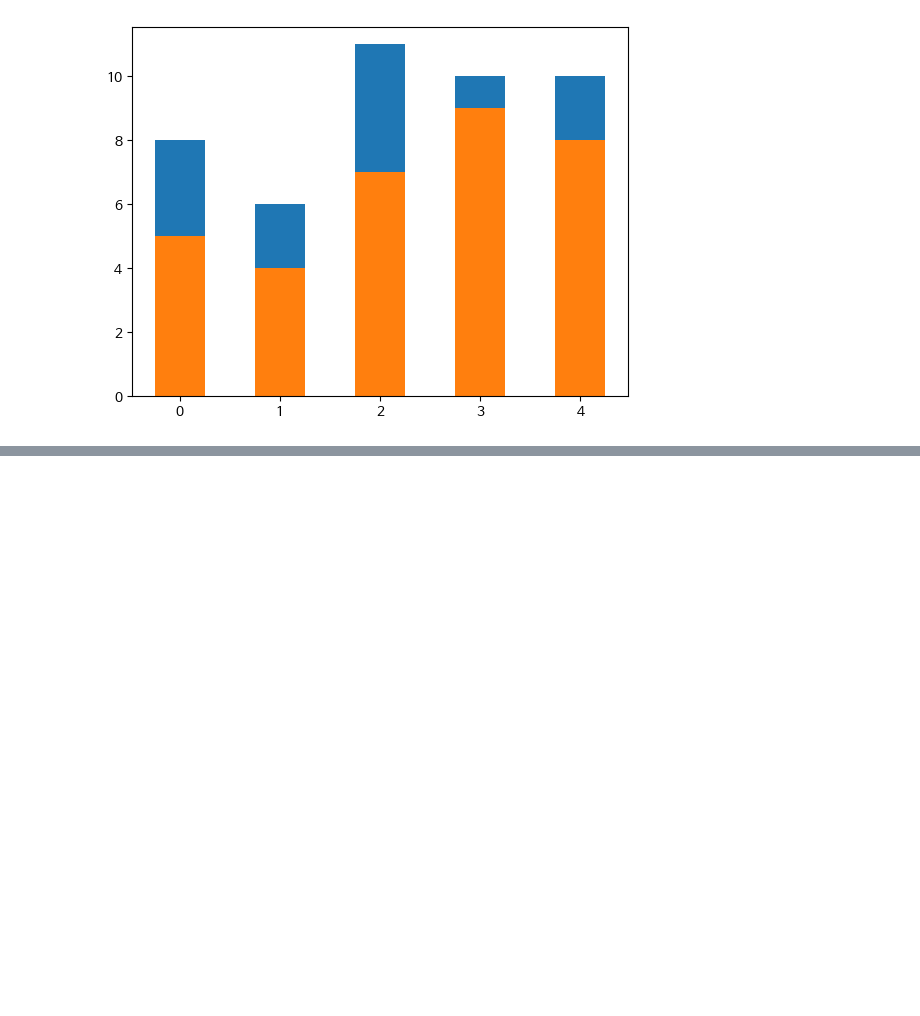
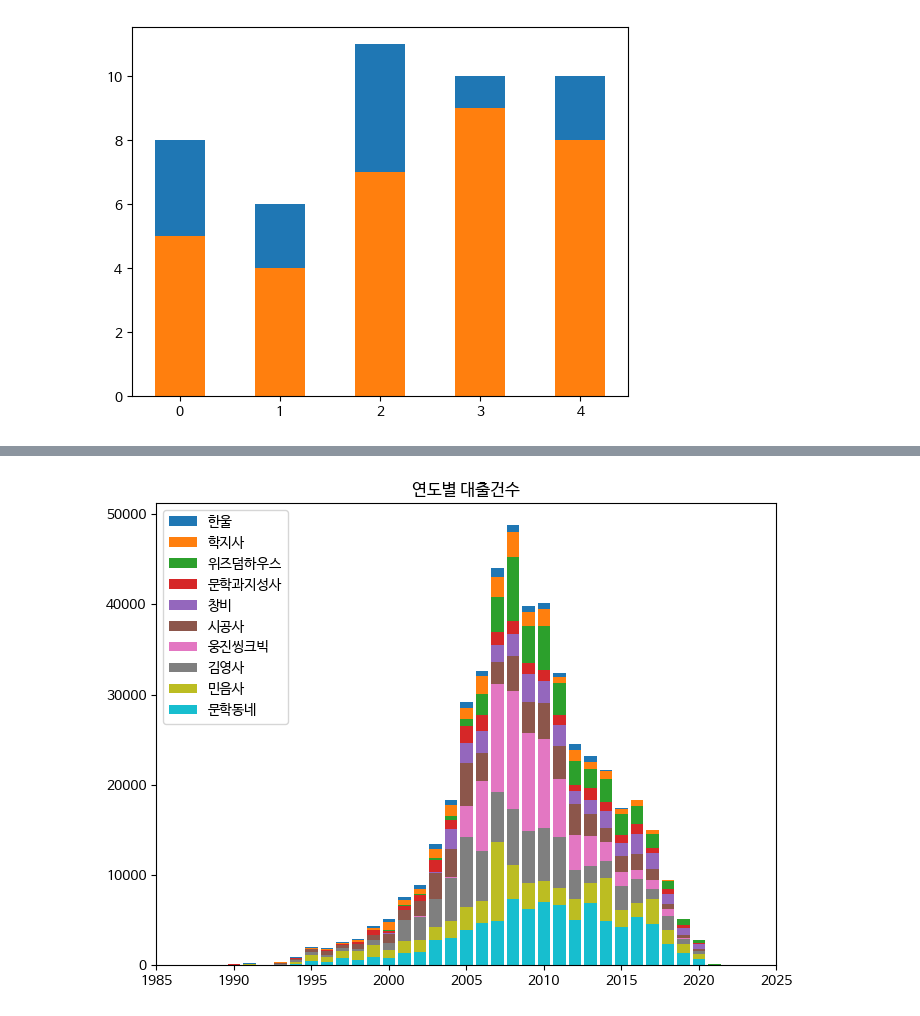
Before and after one commit to KIJOONG1127/data_anal, a Jupyter notebook: ch06_high.ipynb, the cells around one changed output, grey strips where cells are left out. Saved outputs shown, nothing was run; the diff lists cells and outputs as text; code cells hidden in the pictures; blank space fills up the shorter version.

```diff
--- a/ch06_high.ipynb
+++ b/ch06_high.ipynb
@@ -186,0 +245,27 @@ plt.show()
+# %%
+ns_book12 = ns_book10.loc[top10_pubs].cumsum()
+# %%
+# 여러개의 데이터를 비교하고 전체 누적 데이터 표시 막대 그래프 - 데이터가 많아지면 선택이 힘들다.
+fig, ax = plt.subplots(figsize=(8, 6))
+# 누적 데이터인 ns_book12를 역순으로 처리해서 데이터를 세팅한다.
+# ns_book12의 열이름을 가져와서 year_cols 저장한다.
+year_cols = ns_book12.columns.get_level_values(1)
+# reversed(range(5)) -> 4~0 까지
+for i in reversed(range(len(ns_book12))):
+    # 행을 선택
+      bar = ns_book12.iloc[i]
+      # 데이터 확인용 출력
+      # print(bar)
+      # print(year_cols)
+      # 누적데이터의 인덱스는 출판사입니다. index[i] - i번째 데이터의 인덱스가 나온다. => 출판사 이름이 된다.
+      label = ns_book12.index[i]
+      # 한개의 그래프 데이터 세팅
+      # ax.bar(x축 데이터-년도, y축 데이터 - 출판사 누적 대출건수, 라벨 - 출판사명)
+      ax.bar(year_cols, bar, label=label)
+      ax.set_title("연도별 대출건수")
+      # 범례
+ax.legend(loc="upper left")
+ax.set_xlim(1985,2025)
+fig.show()
+# %% [output]
+[figure, added]
```
Also changed, not shown: parts of 16 cells of this notebook.
